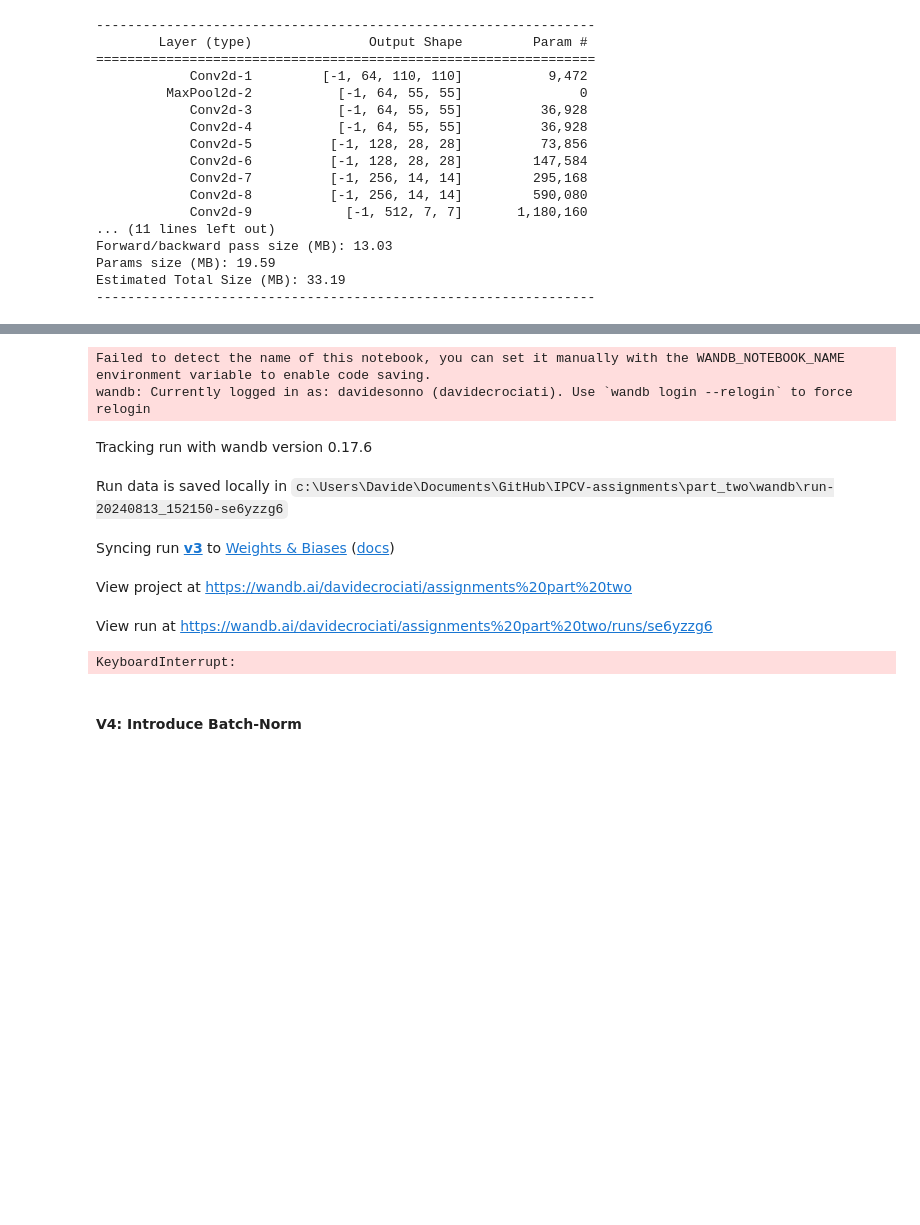
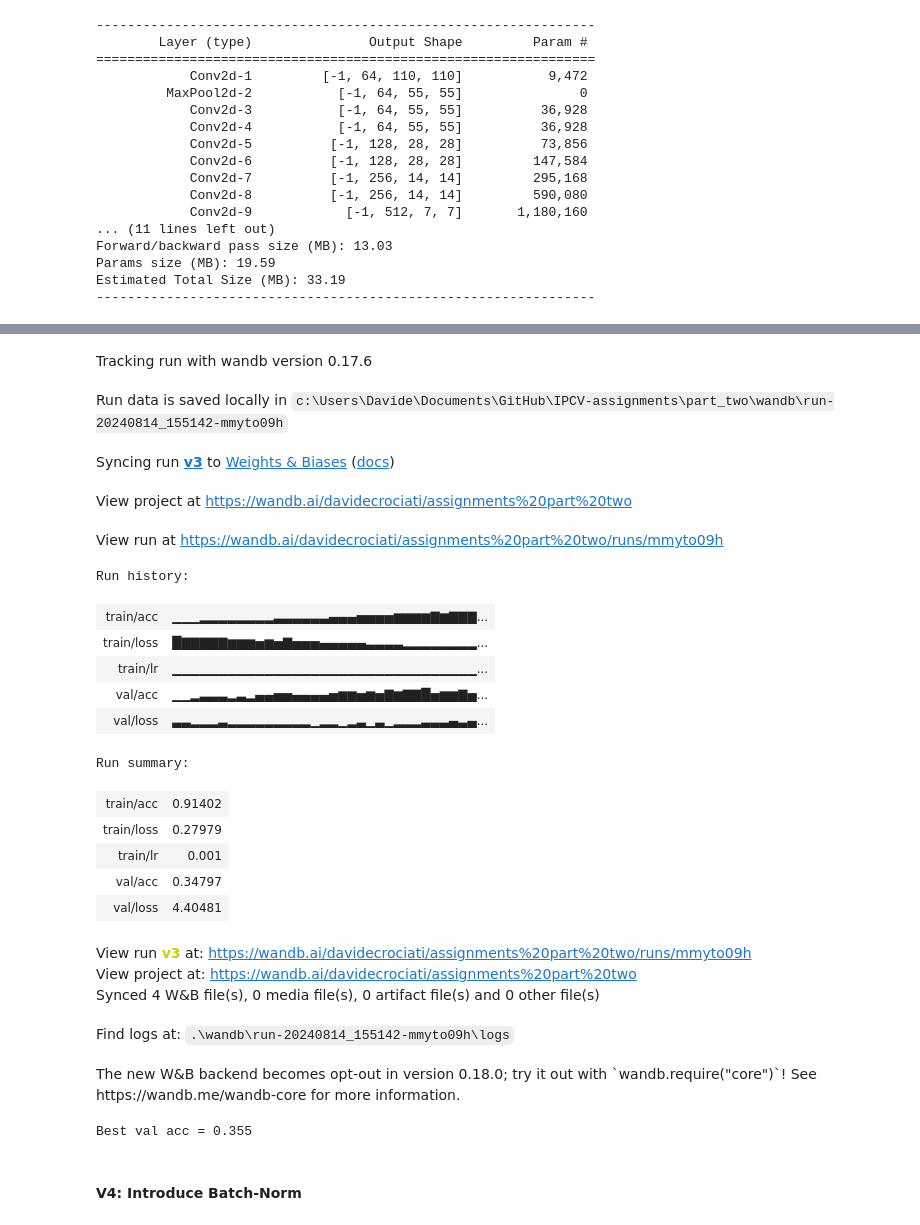
Before and after one commit to davidesonno/multiple-products-recognition, a Jupyter notebook: part_two/assignment2 copy.ipynb, the cells around one changed output, grey strips where cells are left out. Saved outputs shown, nothing was run; the diff lists cells and outputs as text; code cells hidden in the pictures; blank space fills up the shorter version.

```diff
--- a/part_two/assignment2 copy.ipynb
+++ b/part_two/assignment2 copy.ipynb
@@ -790,28 +815,44 @@ Estimated Total Size (MB): 33.19
 # %%
 cfg["run_name"] = "v3"
 cfg["num_epochs"] = 50
+cfg["optimizer_params"]["lr"] = 0.001
 trainer = Trainer(
     model,
     cfg,
     loader_train,
     loader_val,
     loader_test,
     device,
     num_classes=len(classes.keys())
 )
 trainer.train()
 print(f"Best val acc = {trainer.best_acc:.3f}")
 # Log results
 trainer.save_model_params()
 # %% [output]
-Failed to detect the name of this notebook, you can set it manually with the WANDB_NOTEBOOK_NAME environment variable to enable code saving.
-wandb: Currently logged in as: davidesonno (davidecrociati). Use `wandb login --relogin` to force relogin
 Tracking run with wandb version 0.17.6
-Run data is saved locally in c:\Users\Davide\Documents\GitHub\IPCV-assignments\part_two\wandb\run-20240813_152150-se6yzzg6
+Run data is saved locally in c:\Users\Davide\Documents\GitHub\IPCV-assignments\part_two\wandb\run-20240814_155142-mmyto09h
 Syncing run v3 to Weights & Biases (docs)
 View project at https://wandb.ai/davidecrociati/assignments%20part%20two
-View run at https://wandb.ai/davidecrociati/assignments%20part%20two/runs/se6yzzg6
+View run at https://wandb.ai/davidecrociati/assignments%20part%20two/runs/mmyto09h
+Run history:
+| train/acc | ▁▁▁▂▂▂▂▂▂▂▂▃▃▃▃▃▃▄▄▄▅▅▅▅▆▆▆▆▇▆▇▇▇... |
+| train/loss | █▇▇▇▇▇▆▆▆▅▆▅▇▅▅▅▄▄▄▄▄▃▃▃▃▂▂▂▂▂▂▂▂... |
+| train/lr | ▁▁▁▁▁▁▁▁▁▁▁▁▁▁▁▁▁▁▁▁▁▁▁▁▁▁▁▁▁▁▁▁▁... |
+| val/acc | ▁▁▂▃▃▃▂▃▂▄▄▅▅▄▄▄▄▅▆▆▅▆▅▇▆▇▇█▅▆▆▇▅... |
+| val/loss | ▃▃▂▂▂▃▂▂▂▂▂▂▂▂▂▁▂▂▁▂▃▁▃▁▂▂▂▃▃▃▄▃▄... |
-KeyboardInterrupt:
+Run summary:
+| train/acc | 0.91402 |
+| train/loss | 0.27979 |
+| train/lr | 0.001 |
+| val/acc | 0.34797 |
+| val/loss | 4.40481 |
+View run v3 at: https://wandb.ai/davidecrociati/assignments%20part%20two/runs/mmyto09h
+View project at: https://wandb.ai/davidecrociati/assignments%20part%20two
+Synced 4 W&B file(s), 0 media file(s), 0 artifact file(s) and 0 other file(s)
+Find logs at: .\wandb\run-20240814_155142-mmyto09h\logs
+The new W&B backend becomes opt-out in version 0.18.0; try it out with `wandb.require("core")`! See https://wandb.me/wandb-core for more information.
+Best val acc = 0.355
 # %% [markdown]
 #### V4: Introduce Batch-Norm
 # %%
```
Also changed, not shown: parts of 22 cells of this notebook.
